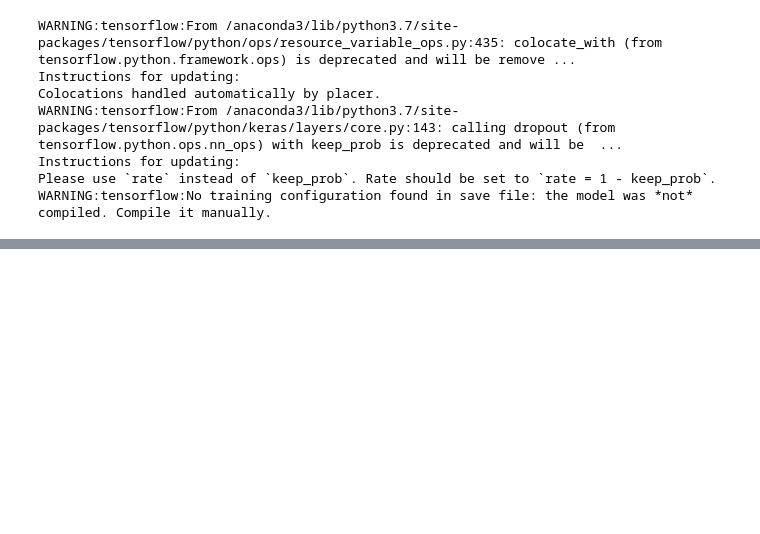
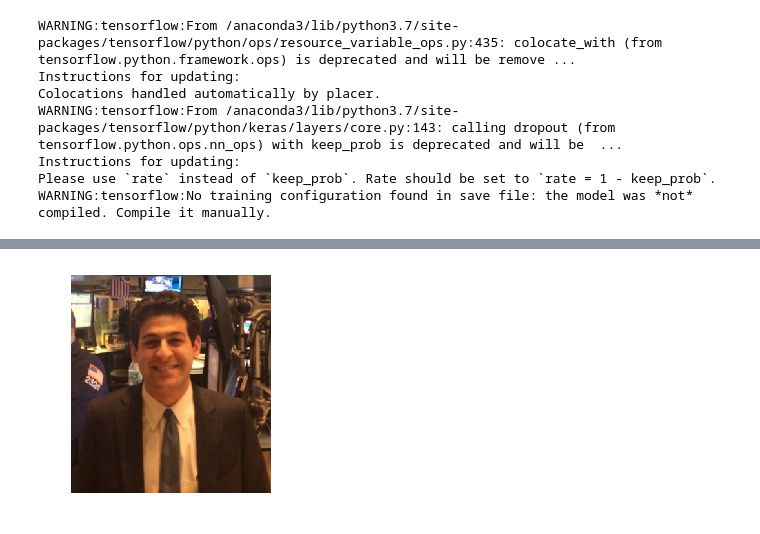
Before and after one commit to amitrani6/facial-recognition-system, a Jupyter notebook: FaceNet Base Model - Make Predictions Demonstration.ipynb, the cells around one changed output, grey strips where cells are left out. Cells and saved outputs as stored; diff of their text form; code cells hidden in the pictures; blank space fills up the shorter version.

```diff
--- a/FaceNet Base Model - Make Predictions Demonstration.ipynb
+++ b/FaceNet Base Model - Make Predictions Demonstration.ipynb
@@ -66,0 +101,5 @@ photo_df.embeddings_fn = photo_df.embeddings_fn.progress_apply(lambda x: convert
+# %%
+def obtain_image_pixels(filename):
+    image = Image.open(filename)
+    image = image.convert('RGB')
+    return asarray(image)
@@ -66,0 +125,12 @@ photo_df.embeddings_fn = photo_df.embeddings_fn.progress_apply(lambda x: convert
+# %%
+#Obtains the pixel location of all detected faces in the image with MTCNN
+def get_all_faces(image_array):
+
+    #Crop the face further with MTCNN
+    detector = MTCNN()
+
+    #Obtain the first detected face in the cropped face picture
+    faces_detected = detector.detect_faces(image_array)
+
+    #MTCNN already returns the list by sorted confidence level
+    return faces_detected
@@ -66,0 +191,30 @@ photo_df.embeddings_fn = photo_df.embeddings_fn.progress_apply(lambda x: convert
+# %%
+#This function is adapted from "Deep Learning for Computer Vision" Page 488 by Jason Brownlee
+def make_a_prediction(face_array):
+    face_array = face_array.astype('float32')
+
+    # standardize pixel values across channels
+    mean, std = face_array.mean(), face_array.std()
+    face_array = (face_array - mean) / std
+
+
+    # transform face into one observation to be vectorized
+    observation = expand_dims(face_array, axis=0)
+
+    yhat = facenet_model.predict(observation)
+    return yhat[0]
+# %%
+user_picture_pixels = obtain_image_pixels(user_picture_image_path)
+
+plot_face(user_picture_pixels, is_array = True)
+
+user_faces = get_all_faces(user_picture_pixels)
+
+resized_faces = get_all_resized_faces(user_picture, dimensions = (160,160), margin = 10)
+
+predictions = []
+
+for i in resized_faces:
+    predictions.append(make_a_prediction(i))
+# %% [output]
+[figure, added]
```
Also changed, not shown: parts of 13 cells of this notebook, 31 other files.
